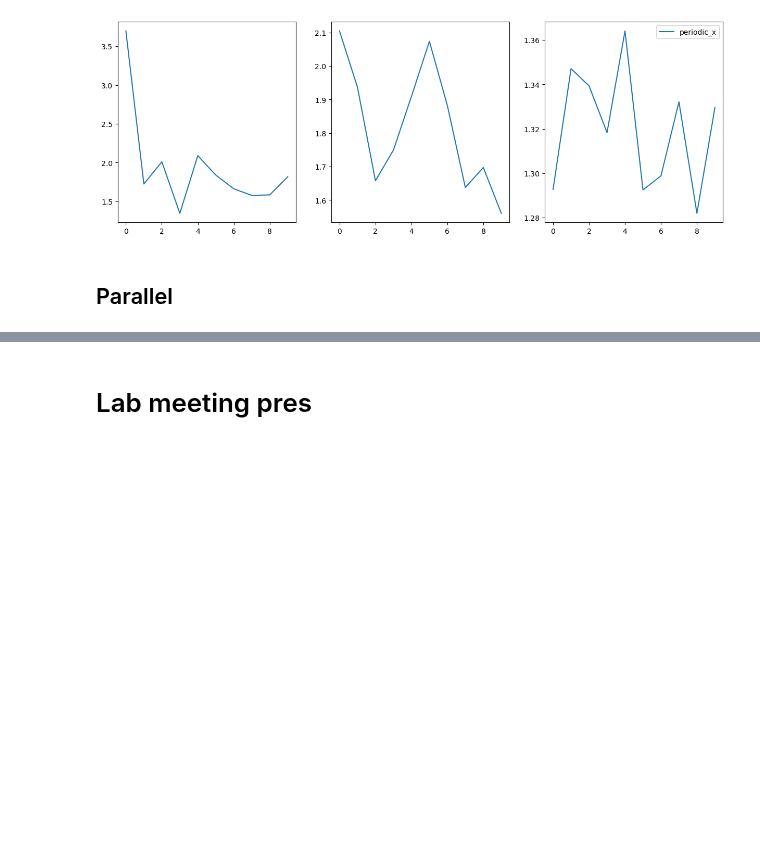
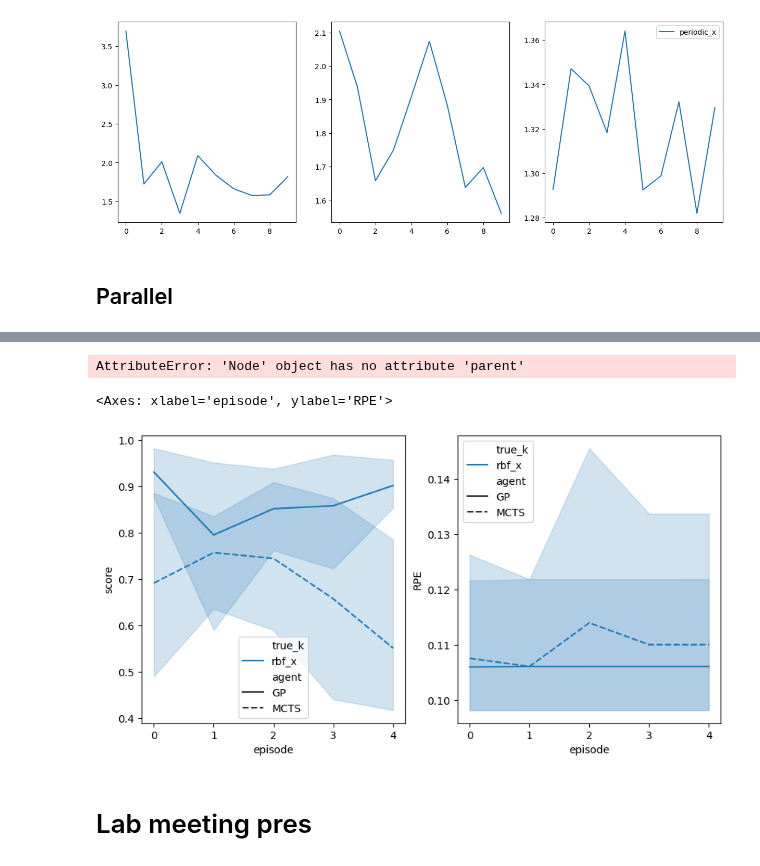
Before and after one commit to tgham/context_exploration, a Jupyter notebook: GP_worlds.ipynb, the cells around one changed output, grey strips where cells are left out. Cells and saved outputs as stored; diff of their text form; code cells hidden in the pictures; blank space fills up the shorter version.

Commit message:
problem is that the MCTS agent just goes back and forth

```diff
--- a/GP_worlds.ipynb
+++ b/GP_worlds.ipynb
@@ -1074,6 +1122,20 @@ KeyboardInterrupt:
+# %%
+sim_out[0].get()
+# %% [output]
+AttributeError: 'Node' object has no attribute 'parent'
 # %%
 pool.terminate()
 pool.close()
+# %%
+fig, axs = plt.subplots(1,2, figsize = (10,5))
+sns.lineplot(data = df_sim, x = 'episode', y = 'score', hue = 'true_k', style = 'agent', ax = axs[0])
+sns.lineplot(data = df_sim, x = 'episode', y = 'RPE', hue = 'true_k', style = 'agent', ax = axs[1])
+# sns.lineplot(data = df_sim.loc[df_sim['agent']==agent], x = 'episode', y = 'RPE', hue = 'true_k', style = 'inf_k', ax = ax)
+# ax.set_title(agent)
+# ax.set_ylim([0.5,1])
+# %% [output]
+<Axes: xlabel='episode', ylabel='RPE'>
+[figure, added]
 # %% [markdown]
 # Lab meeting pres
 # %%
```
Also changed, not shown: parts of 4 cells of this notebook, 3 other files.
